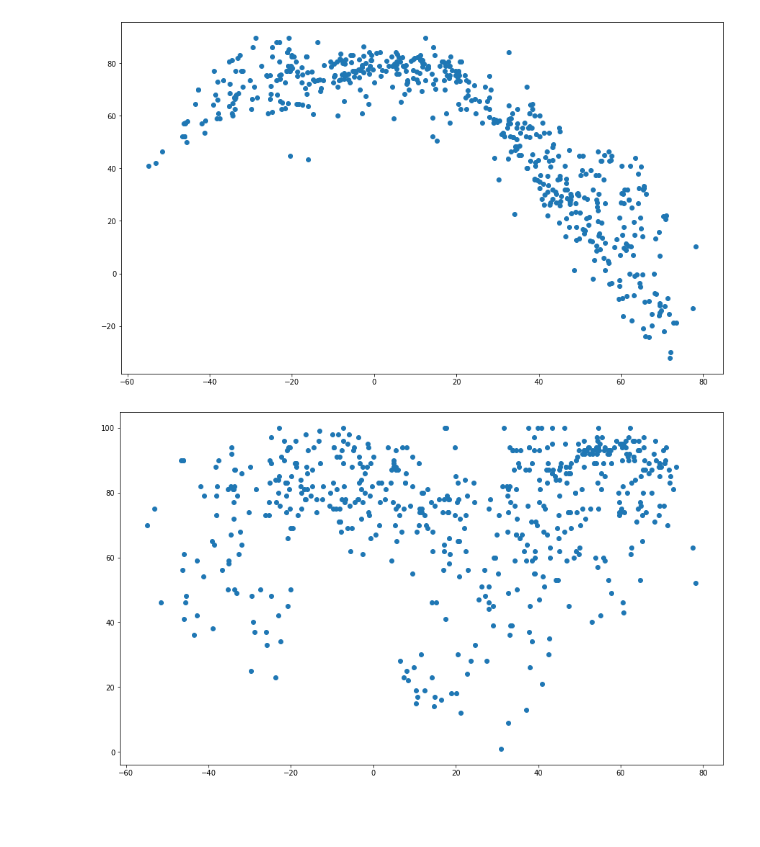
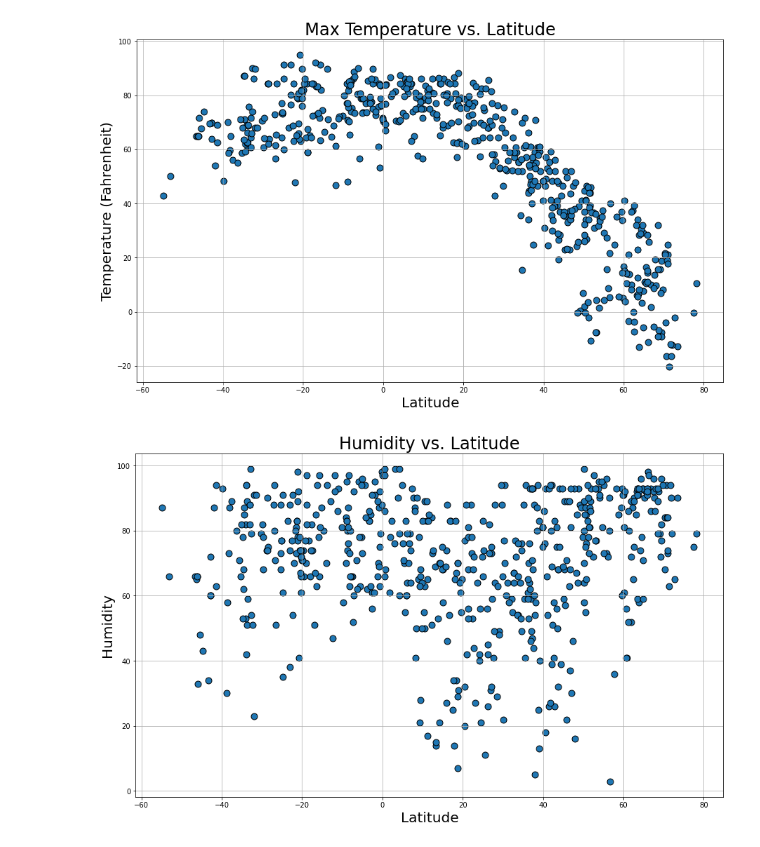
Before and after one commit to garrettg615/python-api-challenge, a Jupyter notebook: WeatherPy/WeatherPy.ipynb, the cells around one changed output. Cells and saved outputs as stored; diff of their text form; code cells hidden in the pictures; blank space fills up the shorter version.

```diff
--- a/WeatherPy/WeatherPy.ipynb
+++ b/WeatherPy/WeatherPy.ipynb
@@ -46,15 +47,20 @@ city_weather_df['Wind Speed'] = ''
 city_weather_df['Country'] = ''
 city_weather_df['Date'] = ''
 # %%
+## list to store cities not found
 not_cities = []
 
-
+## define the base url for api request
 city_url = 'http://api.openweathermap.org/data/2.5/weather?q='
 
+## for loop to iterate through city names to gather weather data
 for index, row in city_weather_df.iterrows():
     city_name = row['City']
-    response = requests.get(f'{city_url}{city_name}&appid=da17b0325e2143815483997fcbf3f2f2&units=imperial').json()
+    response = requests.get(f'{city_url}{city_name}&appid={api_key}&units=imperial').json()
+
+    ## Get weather data from json file and store in Data Frame created above
     try:
+        print(f'processing record {index} of {len(cities)} | {city_name}')
         city_weather_df.loc[index, 'Lat'] = response['coord']['lat']
         city_weather_df.loc[index, 'Long'] = response['coord']['lon']
         city_weather_df.loc[index, 'Max Temp'] = response['main']['temp_max']
@@ -65,6 +71,7 @@ for index, row in city_weather_df.iterrows():
         city_weather_df.loc[index, 'Date'] = response['dt']
 
 
-
+    ## If there is no weather data for the city, print message and add to list of not_cities
     except KeyError:
+        print(f'{city_name} not found...skipping')
         not_cities.append(city_name)
@@ -70,0 +96,5 @@ for index, row in city_weather_df.iterrows():
+# %%
+## Clean up data from json and store in new variable - clean_weather_df
+clean_weather_df = city_weather_df.replace(r'^\s*$', np.nan, regex=True)
+clean_weather_df = clean_weather_df.dropna(axis=0,how='any')
+clean_weather_df.count()
@@ -90,3 +114,0 @@ weather_df
-# %%
-clean_weather_df = weather_df.dropna(axis=0,how='any')
-clean_weather_df.head()
@@ -100,3 +128,5 @@ clean_weather_df.head()
 # %%
-humid_city_df = clean_weather_df.loc[clean_weather_df['Humidity']>100]
-clean_city_df = clean_weather_df.loc[clean_weather_df['Humidity']<=100]
+## seperate humid cities from ideal cities and display summary statistics for humid cities
+humid_city_df = clean_weather_df.loc[clean_weather_df['Humidity']>=100]
+ideal_city_df = clean_weather_df.loc[clean_weather_df['Humidity']<100]
+humid_city_df.describe(include=[np.number])
@@ -103,26 +143,37 @@ clean_city_df = clean_weather_df.loc[clean_weather_df['Humidity']<=100]
 # %%
 ## Temperature (F) vs. Latitude
-temp = clean_city_df['Max Temp']
-lat = clean_city_df['Lat']
+temp = ideal_city_df['Max Temp']
+lat = ideal_city_df['Lat']
 
+## Plot data
 plt.figure(figsize=(15,9))
-plt.scatter(lat,temp)
+plt.scatter(lat,temp,s=80,edgecolors='black')
+plt.title('Max Temperature vs. Latitude',fontsize = 24)
+plt.ylabel('Temperature (Fahrenheit)',fontsize = 20)
+plt.xlabel('Latitude',fontsize=20)
+plt.grid(which='major')
+
 
 plt.show()
 # %% [output]
-[figure, old version]
+[figure, new version]
 # %%
 ## Humidity (%) vs. Latitude
 
-hum = clean_city_df['Humidity']
-lat = clean_city_df['Lat']
+hum = ideal_city_df['Humidity']
+lat = ideal_city_df['Lat']
 
+## plot data
 plt.figure(figsize=(15,9))
-plt.scatter(lat, hum)
+plt.scatter(lat, hum,s=80,edgecolors='black')
+plt.title('Humidity vs. Latitude',fontsize = 24)
+plt.ylabel('Humidity',fontsize = 20)
+plt.xlabel('Latitude',fontsize=20)
+plt.grid(which='major')
 
 plt.show()
 # %% [output]
-[figure, old version]
+[figure, new version]
 # %%
 ## Cloudiness (%) vs. Latitude
 
```
Also changed, not shown: parts of 17 cells of this notebook, 9 other files.
